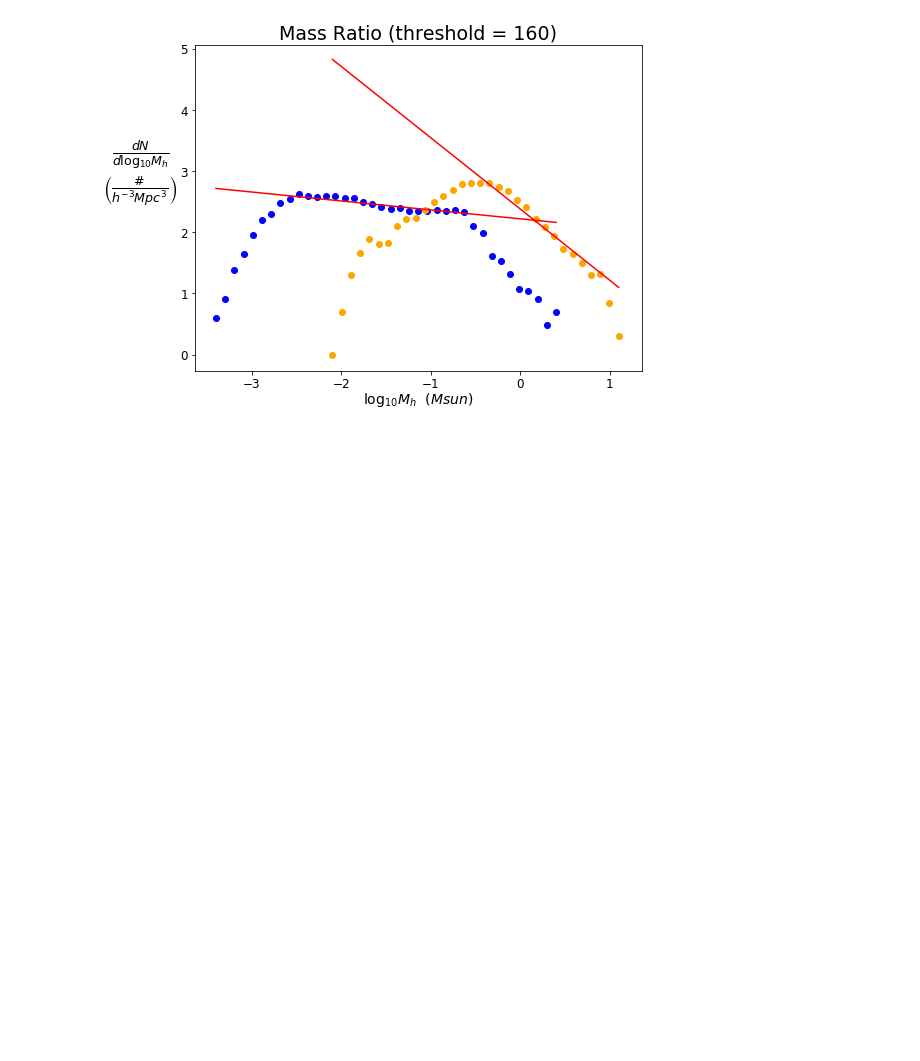
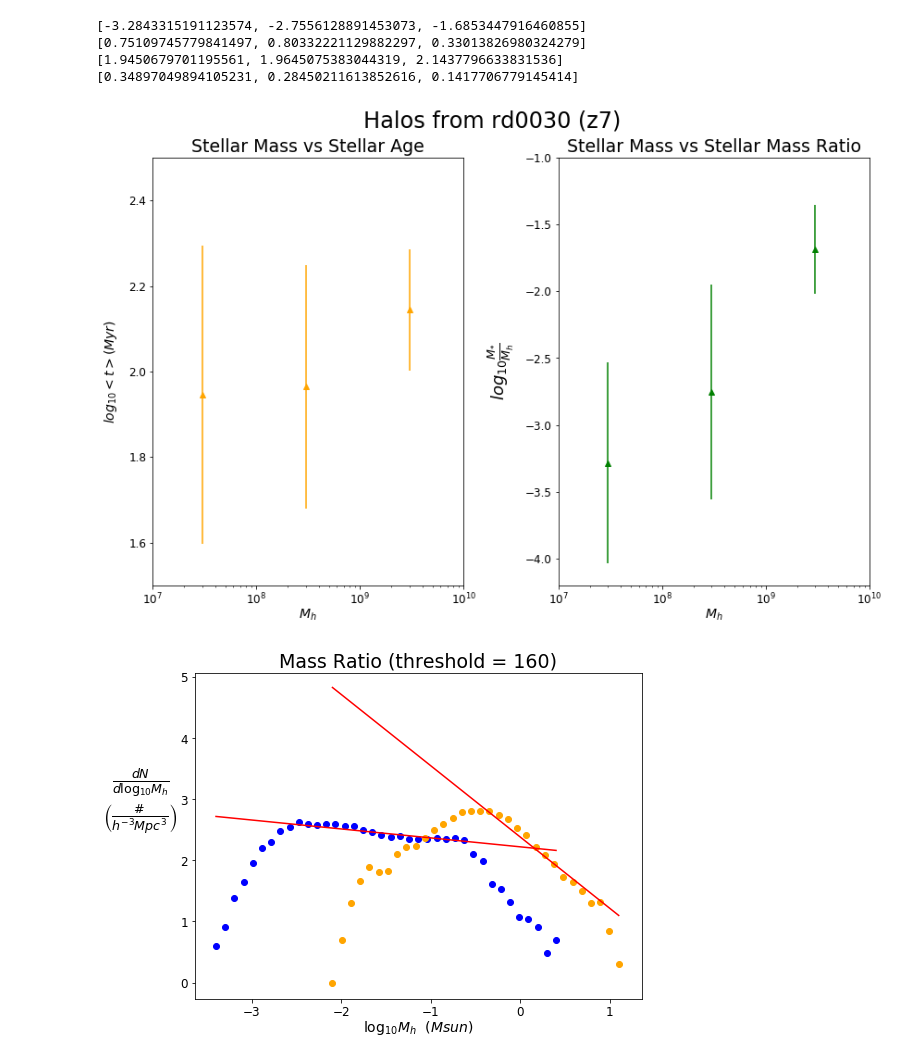
Before and after one commit to ygovil1/data-mining-galaxies, a Jupyter notebook: HaloCatalog/ratio_plotter.ipynb, the cells around one changed output. Drawn from its saved outputs; the diff is of its cells as text; code cells hidden in the pictures; blank space fills up the shorter version.

```diff
--- a/HaloCatalog/ratio_plotter.ipynb
+++ b/HaloCatalog/ratio_plotter.ipynb
@@ -636,3 +719,72 @@ plt.show()
+# %%
+# create corresp lists of stdev, mean, medians
+masslist = [3e7, 3e8, 3e9]
+
+ratiodevlist = [stdevratio1, stdevratio2, stdevratio3]
+agedevlist = [stdevage1, stdevage2, stdevage3]
+
+ratiomeanlist = [meanratio1, meanratio2, meanratio3]
+agemeanlist = [meanage1, meanage2, meanage3]
+# %%
+print(ratiomeanlist)
+print(ratiodevlist)
+print(agemeanlist)
+print(agedevlist)
+# %% [output]
+[-3.2843315191123574, -2.7556128891453073, -1.6853447916460855]
+[0.75109745779841497, 0.80332221129882297, 0.33013826980324279]
+[1.9450679701195561, 1.9645075383044319, 2.1437796633831536]
+[0.34897049894105231, 0.28450211613852616, 0.1417706779145414]
+# %%
+# specify figure size
+fig3 = plt.figure(figsize=(12,8))
+ax1 = fig3.add_subplot(121)
+ax2 = fig3.add_subplot(122)
+
+# create plot titles
+agetitle = "Stellar Mass vs Stellar Age"
+massratiotitle = "Stellar Mass vs Stellar Mass Ratio"
+
+# set plot titles
+plt.suptitle(figtitle, fontsize = 24)
+ax1.set_title(agetitle, size = 19)
+ax2.set_title(massratiotitle, size = 19)
+
+# create plots
+ax1.errorbar(masslist, agemeanlist, agedevlist, c = 'orange', marker="^", linestyle='None')
+ax2.errorbar(masslist, ratiomeanlist, ratiodevlist, c = 'green', marker="^", linestyle='None')
+
+# create axis labels
+agelab = "$log_{10}<t> (Myr)$"
+ratiolab = r"$log_{10}\frac{M_{*}}{M_h}$"
+masslab = r"$M_h$"
+ax1.set_xlabel(masslab, size = 14, labelpad= 0)
+ax1.set_ylabel(agelab, rotation = 90, size = 14, labelpad= 10)
+ax2.set_xlabel(masslab, size = 14, labelpad= 0)
+ax2.set_ylabel(ratiolab, rotation = 90, size = 18, labelpad= 10)
+
+# create axis ticks
+ax1.set_xscale('log')
+# ax1.set_yscale('log')
+ax1.tick_params(axis='x', which='major', labelsize=12)
+ax1.tick_params(axis='y', which='major', labelsize=12)
+ax2.set_xscale('log')
+# ax2.set_yscale('log')
+ax2.tick_params(axis='x', which='major', labelsize=12)
+ax2.tick_params(axis='y', which='major', labelsize=12)
+
+# set axis limits
+ax1.set_xlim([1e7, 1e10])
+ax1.set_ylim([1.5, 2.5])
+ax2.set_xlim([1e7, 1e10])
+ax2.set_ylim([-4.2, -1])
+
+# adjust spacing and show
+plt.tight_layout()
+fig3.subplots_adjust(top=0.89)
+plt.show()
+# %% [output]
+[figure, added]
 # %%
 # find log arrays for ratio lists
 log_ratio1 = np.log(ratiolist1) / log(10)
```
Also changed, not shown: parts of 17 cells of this notebook, 1 other file.
